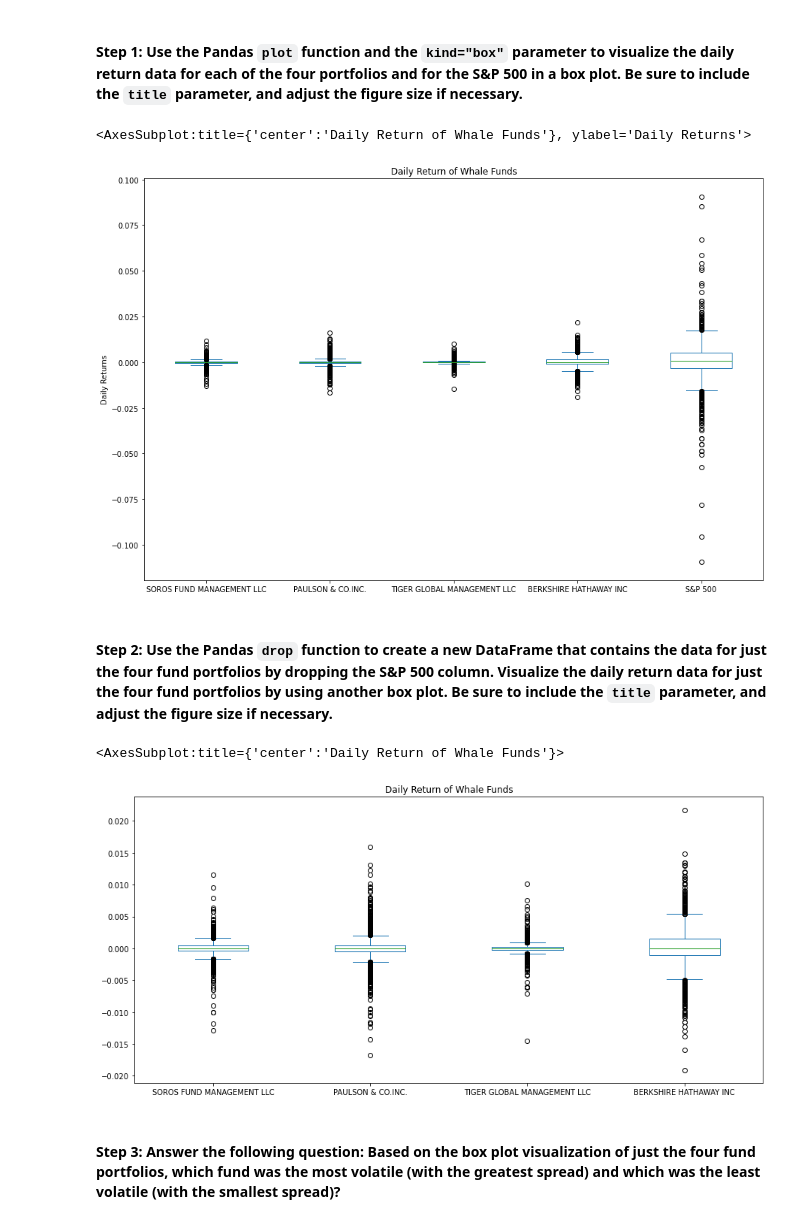
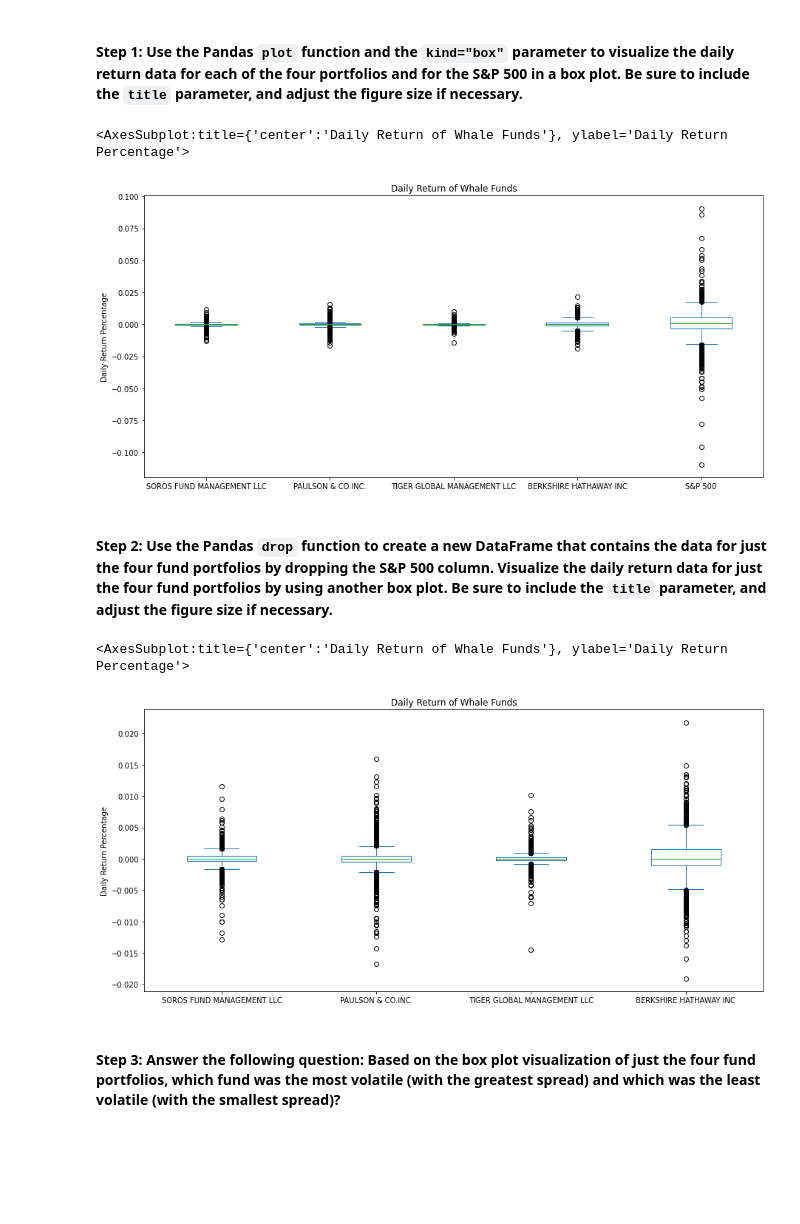
Before and after one commit to davidlp94/04_DLP_Risk_Return_Analysis, a Jupyter notebook: risk_return_analysis.ipynb, the cells around one changed output. Drawn from its saved outputs; the diff is of its cells as text; code cells hidden in the pictures; blank space fills up the shorter version.

```diff
--- a/risk_return_analysis.ipynb
+++ b/risk_return_analysis.ipynb
@@ -200,10 +200,10 @@ Analyze the volatility of each of the four fund portfolios and of the S&P 500 In
 # %%
 # Use the daily return data to create box plots to visualize the volatility of the 4 funds and the S&P 500
 # Include a title parameter and adjust the figure size
-daily_returns.plot(kind='box', figsize=(15, 10), title='Daily Return of Whale Funds', ylabel='Daily Returns')
+daily_returns.plot(kind='box', figsize=(15, 7), title='Daily Return of Whale Funds', xlabel='Asset', ylabel='Daily Return Percentage')
 # %% [output]
-<AxesSubplot:title={'center':'Daily Return of Whale Funds'}, ylabel='Daily Returns'>
+<AxesSubplot:title={'center':'Daily Return of Whale Funds'}, ylabel='Daily Return Percentage'>
-[figure, old version]
+[figure, new version]
 # %% [markdown]
 #### Step 2: Use the Pandas `drop` function to create a new DataFrame that contains the data for just the four fund portfolios by dropping the S&P 500 column. Visualize the daily return data for just the four fund portfolios by using another box plot. Be sure to include the `title` parameter, and adjust the figure size if necessary.
 # %%
@@ -212,10 +212,10 @@ daily_returns.plot(kind='box', figsize=(15, 10), title='Daily Return of Whale Fu
 # Include a title parameter and adjust the figure size
 whale_funds_df = whale_funds_sp500_df.drop(columns=['S&P 500'])
 daily_return_whale_funds = whale_funds_df.pct_change().dropna()
-daily_return_whale_funds.plot(kind='box', figsize=(15, 7), title='Daily Return of Whale Funds')
+daily_return_whale_funds.plot(kind='box', figsize=(15, 7), title='Daily Return of Whale Funds', xlabel='Asset', ylabel='Daily Return Percentage')
 # %% [output]
-<AxesSubplot:title={'center':'Daily Return of Whale Funds'}>
+<AxesSubplot:title={'center':'Daily Return of Whale Funds'}, ylabel='Daily Return Percentage'>
-[figure, old version]
+[figure, new version]
 # %% [markdown]
 #### Step 3: Answer the following question: Based on the box plot visualization of just the four fund portfolios, which fund was the most volatile (with the greatest spread) and which was the least volatile (with the smallest spread)?
 # %% [markdown]
```
Also changed, not shown: parts of 14 cells of this notebook.
